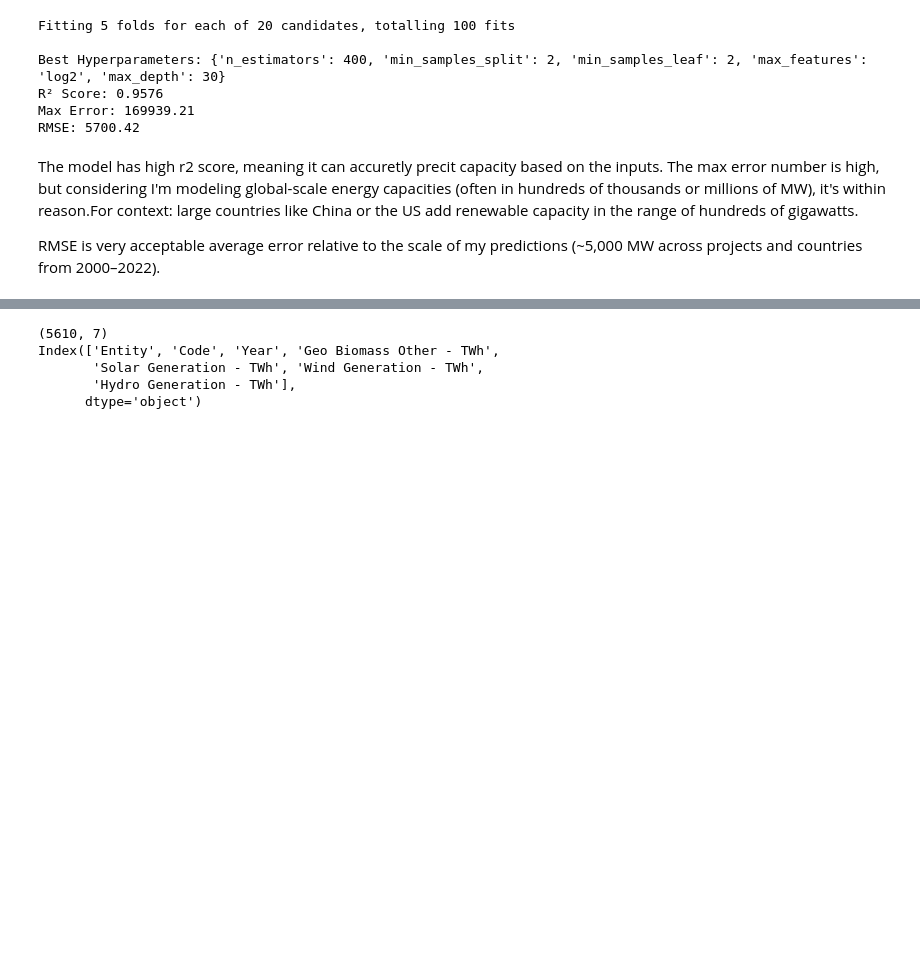
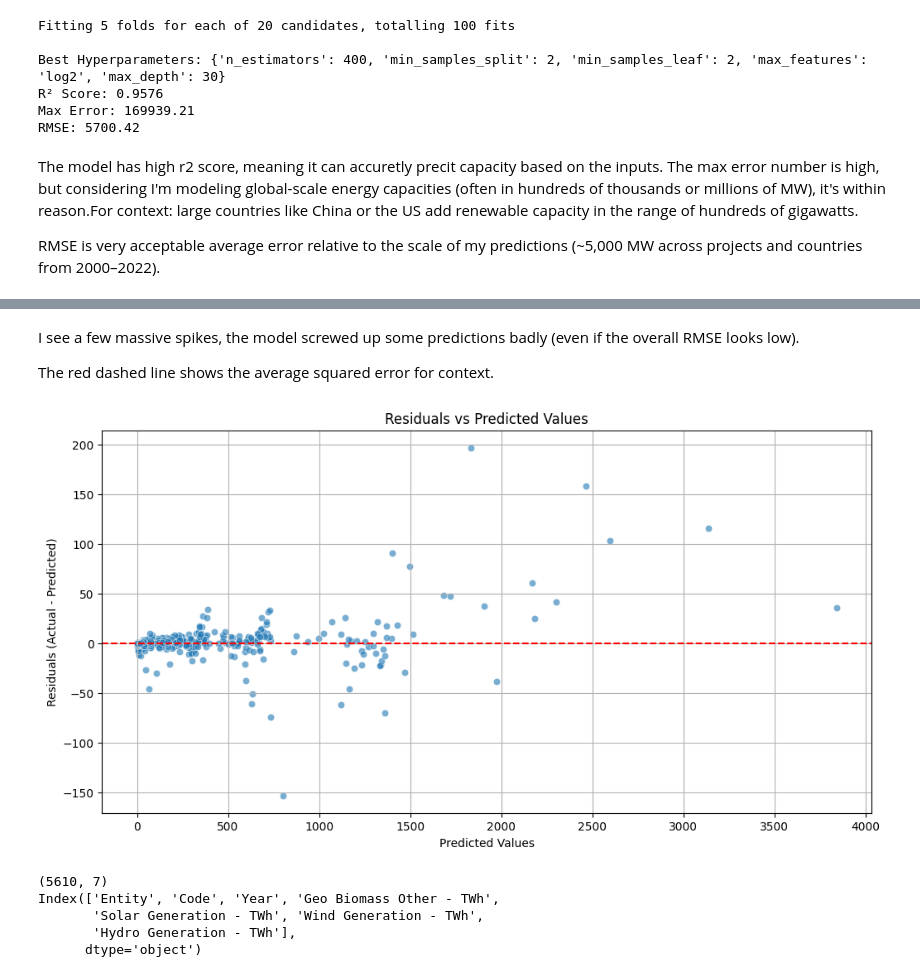
Before and after one commit to bu-sohan/AI-for-Leaders-Spring-2025, a Jupyter notebook: Week11.ipynb, the cells around one changed output, grey strips where cells are left out. Drawn from its saved outputs; the diff is of its cells as text; code cells hidden in the pictures; blank space fills up the shorter version.

```diff
--- a/Week11.ipynb
+++ b/Week11.ipynb
@@ -203,3 +203,22 @@ plt.show()
+# %% [markdown]
+I see a few massive spikes, the model screwed up some predictions badly (even if the overall RMSE looks low).
+
+The red dashed line shows the average squared error for context.
+# %%
+# Calculate residuals
+residuals = y_test - y_pred
+
+# Plot residuals vs predicted values
+plt.figure(figsize=(12,6))
+sns.scatterplot(x=y_pred, y=residuals, alpha=0.6)
+plt.axhline(0, color='red', linestyle='--')
+plt.title('Residuals vs Predicted Values')
+plt.xlabel('Predicted Values')
+plt.ylabel('Residuals (Actual - Predicted)')
+plt.grid(True)
+plt.show()
+# %% [output]
+[figure, added]
 # %%
 import pandas as pd
 
```
Also changed, not shown: parts of 7 cells of this notebook.
